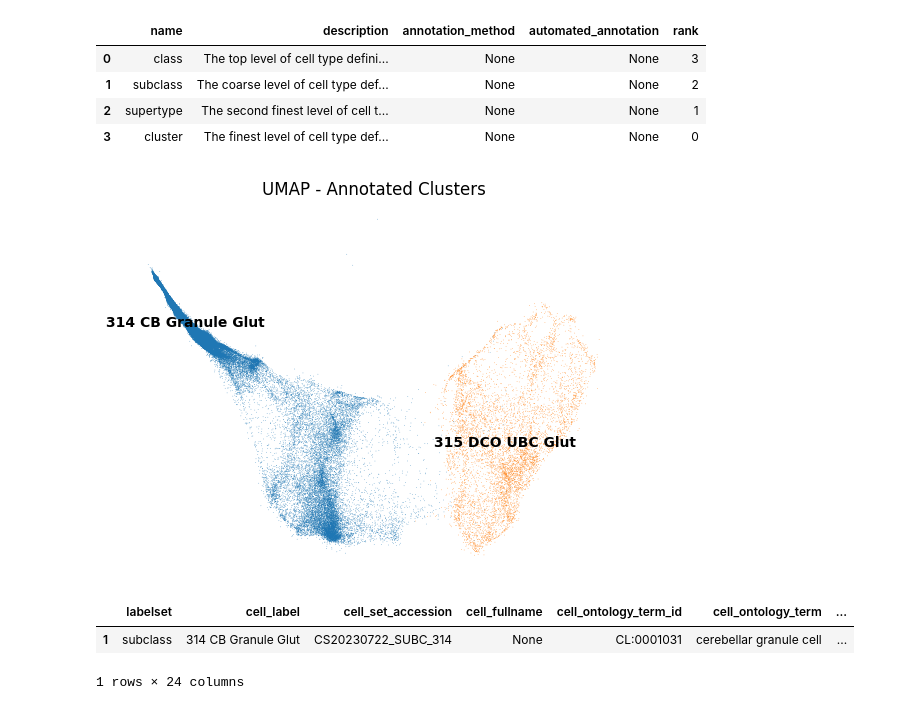
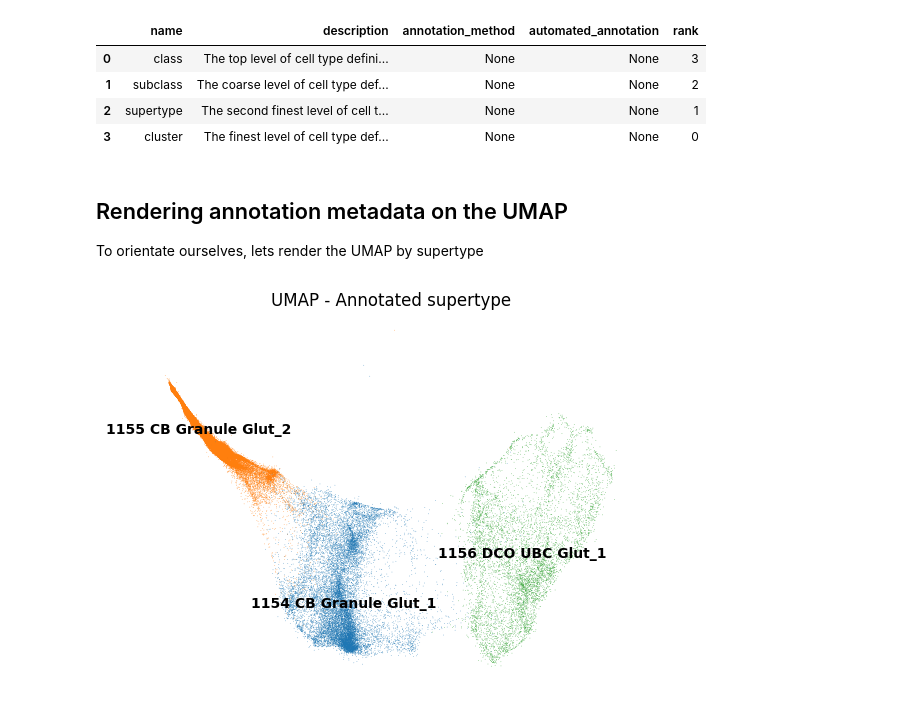
Before and after one commit to cellannotation/cas-tools, a Jupyter notebook: notebooks/CAS_Tutorial.ipynb, the cells around one changed output. Cells and saved outputs as stored; diff of their text form; code cells hidden in the pictures.

Commit message:
Update CAS_Tutorial.ipynb
Updated text and added rendering by author category

```diff
--- a/notebooks/CAS_Tutorial.ipynb
+++ b/notebooks/CAS_Tutorial.ipynb
@@ -123,20 +140,19 @@ CB_glut.obsm['umap']= CB_glut.obsm['X_UMAP'] # Needed to fit scanpy defaults
+# %% [markdown]
+## Rendering annotation metadata on the UMAP
+
+To orientate ourselves, lets render the UMAP by supertype
 # %%
-
+import scanpy as sc
+CB_glut.obsm['umap']= CB_glut.obsm['X_UMAP'] # Needed to fit scanpy defaults
 
 # Visualize the UMAP with annotated clusters
 # Assuming your cluster annotations are stored in adata.obs["clusters"] (replace with your key)
 sc.pl.umap(
     CB_glut,
-    color="subclass",  # Replace "clusters" with the actual key for your annotations
+    color="supertype",  # Replace "clusters" with the actual key for your annotations
     legend_loc="on data",  # Display legend on the plot
-    title="UMAP - Annotated SubClass",
+    title="UMAP - Annotated supertype",
     frameon=False  # No frame around the plot
 )
 # %% [output]
-[figure, old version]
+[figure, new version]
-# %%
-cas.get_all_annotations(labels = [('subclass', '314 CB Granule Glut')])
-# %% [output]
-|  | labelset | cell_label | cell_set_accession | cell_fullname | cell_ontology_term_id | cell_ontology_term | ... |
-| 1 | subclass | 314 CB Granule Glut | CS20230722_SUBC_314 | None | CL:0001031 | cerebellar granule cell | ... |
-1 rows × 24 columns
```
Also changed, not shown: parts of 17 cells of this notebook.
